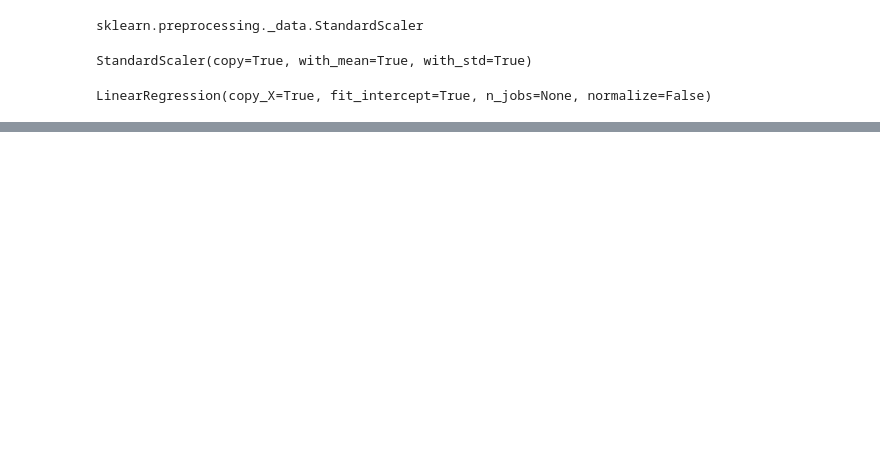
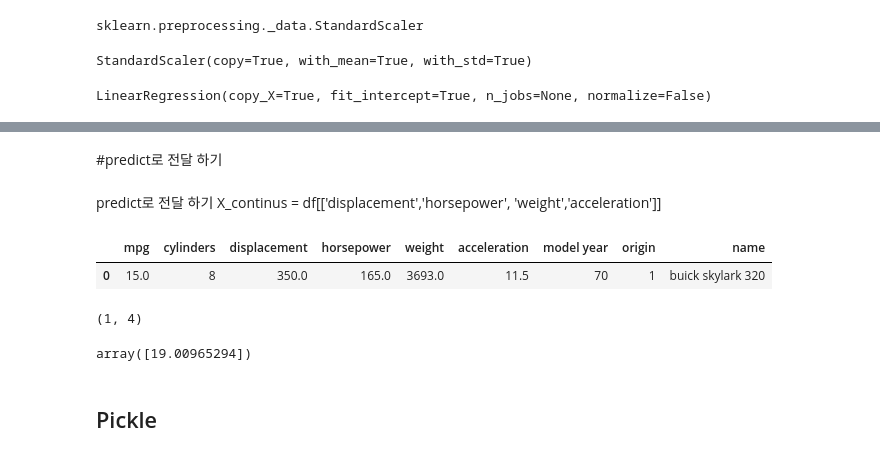
Before and after one commit to Ethan-Jeong/test_visuallization, a Jupyter notebook: autompg_linearregression.ipynb, the cells around one changed output, grey strips where cells are left out. Cells and saved outputs as stored; diff of their text form; code cells hidden in the pictures; blank space fills up the shorter version.

```diff
--- a/autompg_linearregression.ipynb
+++ b/autompg_linearregression.ipynb
@@ -218,3 +367,26 @@ lr.score(X,Y)
+# %% [markdown]
+#predict로 전달 하기
+# %% [markdown]
+
+predict로 전달 하기
+X_continus = df[['displacement','horsepower', 'weight','acceleration']]
+# %%
+df.head(1)
+# %% [output]
+|  | mpg | cylinders | displacement | horsepower | weight | acceleration | model year | origin | name |
+| 0 | 15.0 | 8 | 350.0 | 165.0 | 3693.0 | 11.5 | 70 | 1 | buick skylark 320 |
+# %%
+#scaler를 이미 해서 패턴을 만들어놨기 때문에 transform을 사용한다.
+x_cusmter = scaler.transform([[307.0,130.0,3504.0,12.0]])
+x_cusmter.shape
+# %% [output]
+(1, 4)
+# %%
+lr.predict(x_cusmter)
+# %% [output]
+array([19.00965294])
+# %% [markdown]
+## Pickle
 # %%
 import pickle
 # %%
```
Also changed, not shown: parts of 23 cells of this notebook.
